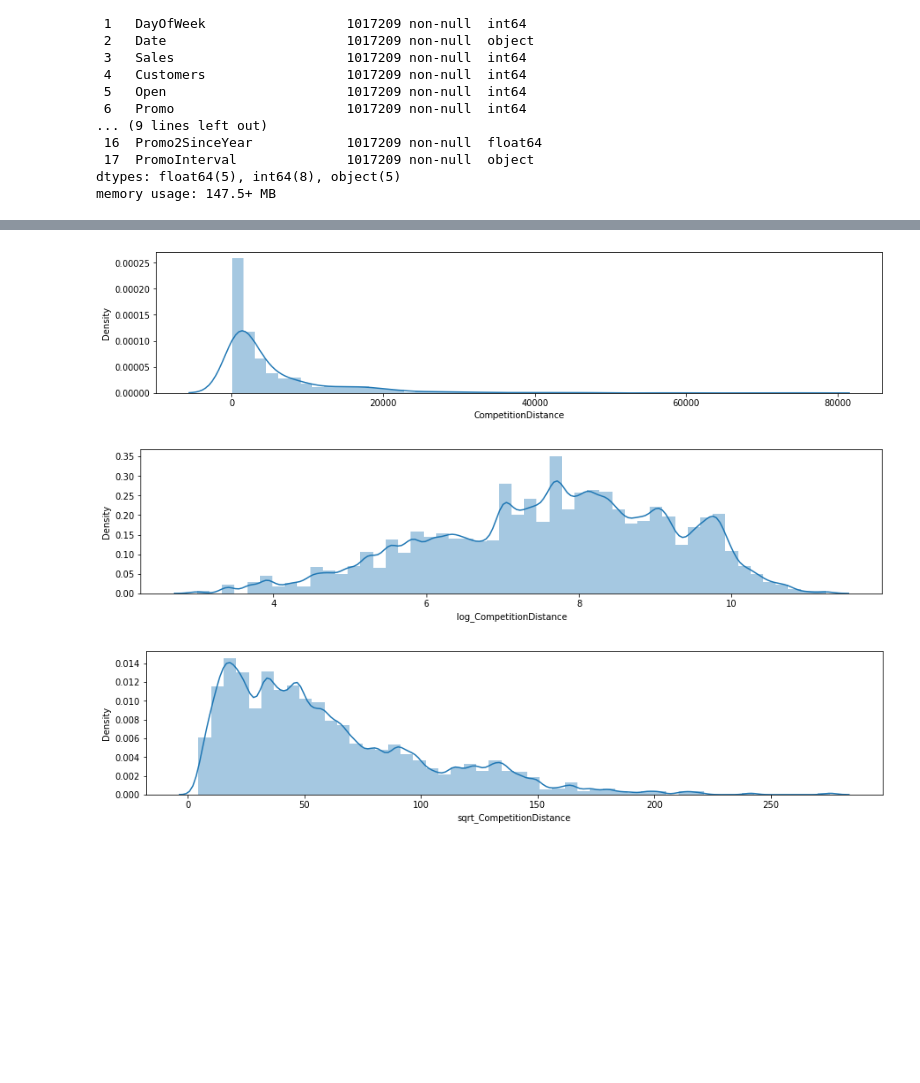
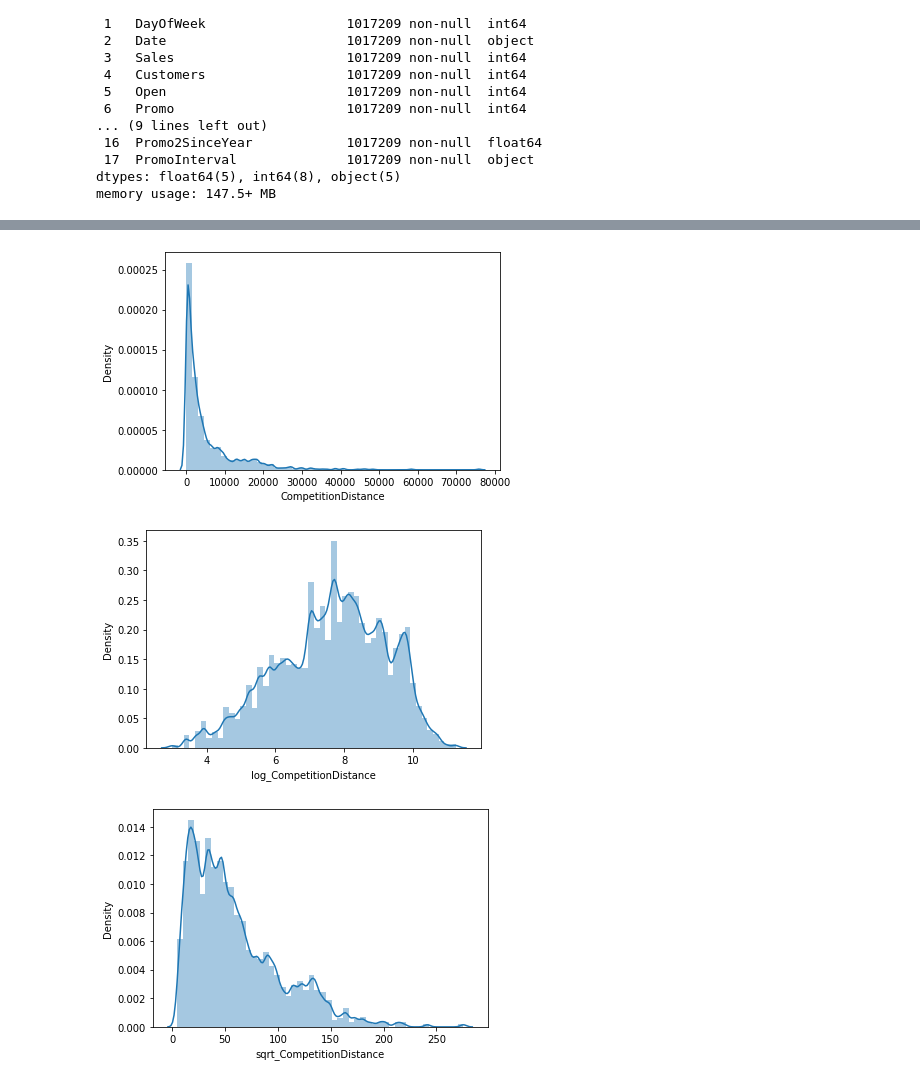
Before and after one commit to saumyadash9/Saumya-Dash-Rossmann-Sales-Prediction---Capstone-Project.ipynb, a Jupyter notebook: Saumya_Dash_Rossmann_Sales_Prediction_Capstone_Project.ipynb, the cells around one changed output, grey strips where cells are left out. Drawn from its saved outputs; the diff is of its cells as text; code cells hidden in the pictures; blank space fills up the shorter version.

```diff
--- a/Saumya_Dash_Rossmann_Sales_Prediction_Capstone_Project.ipynb
+++ b/Saumya_Dash_Rossmann_Sales_Prediction_Capstone_Project.ipynb
@@ -302,7 +416,6 @@ Name: StoreType, dtype: int64
 # %%
 x = ['Store','DayOfWeek','Customers','Promo','SchoolHoliday','CompetitionDistance','CompetitionOpenSinceYear','Sales']
 # %%
-sns.distplot(df_sales['Customers'])
-plt.rcParams["figure.figsize"] = (15,3)
+sns.distplot(new_dataset['Customers'])
 plt.show()
 # %% [output]
@@ -309,0 +423,2 @@ plt.show()
+# %%
+new_dataset["sqrt_Customers"] = np.sqrt(new_dataset["Customers"])
@@ -310,22 +430,21 @@ plt.show()
 # %%
-sns.distplot(df_stores['CompetitionDistance'])
-plt.rcParams["figure.figsize"] = (15,3)
+sns.distplot(new_dataset['CompetitionDistance'])
 plt.show()
 # %% [output]
-[figure, old version]
+[figure, new version]
 # %%
 new_dataset["log_CompetitionDistance"] = np.log(new_dataset["CompetitionDistance"])
 # %%
 sns.distplot(new_dataset["log_CompetitionDistance"])
-plt.rcParams["figure.figsize"] = (15,3)
+# plt.rcParams["figure.figsize"] = (15,3)
 plt.show()
 # %% [output]
-[figure, old version]
+[figure, new version]
 # %%
 new_dataset["sqrt_CompetitionDistance"] = np.sqrt(new_dataset["CompetitionDistance"])
 # %%
 sns.distplot(new_dataset["sqrt_CompetitionDistance"])
-plt.rcParams["figure.figsize"] = (15,3)
+# plt.rcParams["figure.figsize"] = (15,3)
 plt.show()
 # %% [output]
-[figure, old version]
+[figure, new version]
```
Also changed, not shown: parts of 72 cells of this notebook.
